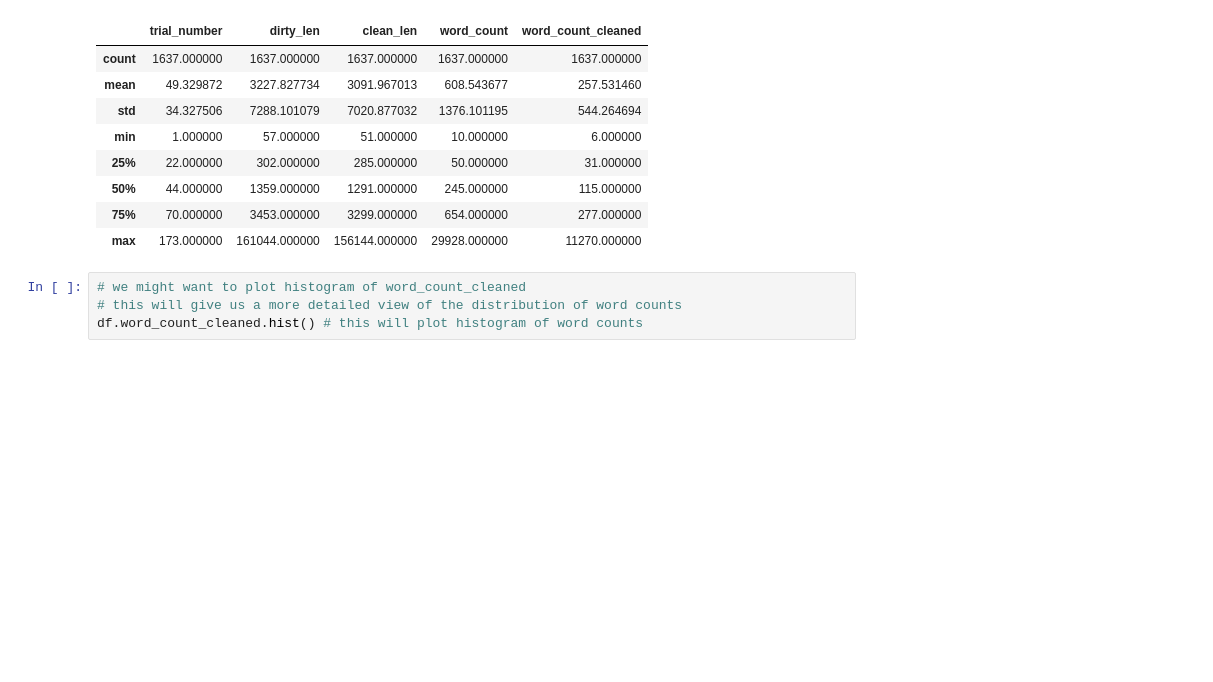
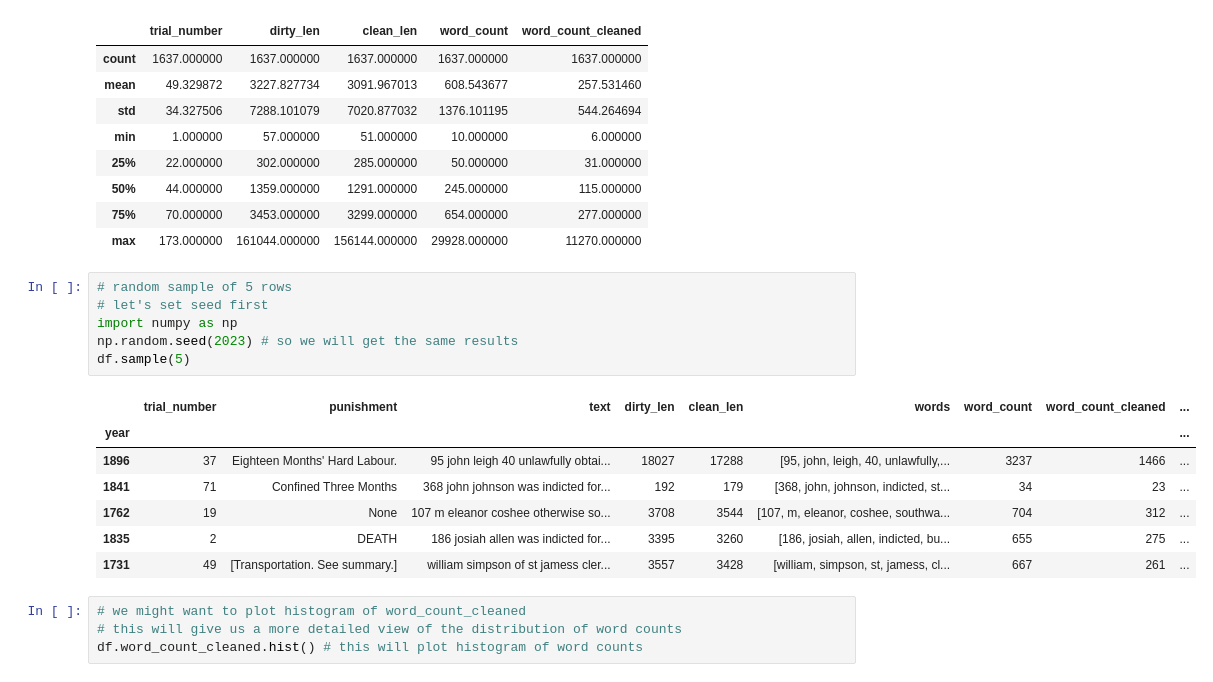
Before and after one commit to ValRCS/BSSDH_2023_workshop, a Jupyter notebook: notebooks/day1_part3_embeddings.ipynb, the cells around one changed output. Saved outputs shown, nothing was run; the diff lists cells and outputs as text; blank space fills up the shorter version.

```diff
--- a/notebooks/day1_part3_embeddings.ipynb
+++ b/notebooks/day1_part3_embeddings.ipynb
@@ -98,6 +100,20 @@ df.describe() # for numerical columns - returns a dataframe as well
 | 50% | 44.000000 | 1359.000000 | 1291.000000 | 245.000000 | 115.000000 |
 | 75% | 70.000000 | 3453.000000 | 3299.000000 | 654.000000 | 277.000000 |
 | max | 173.000000 | 161044.000000 | 156144.000000 | 29928.000000 | 11270.000000 |
+# %%
+# random sample of 5 rows
+# let's set seed first
+import numpy as np
+np.random.seed(2023) # so we will get the same results
+df.sample(5)
+# %% [output]
+|  | trial_number | punishment | text | dirty_len | clean_len | words | word_count | word_count_cleaned | ... |
+| year |  |  |  |  |  |  |  |  | ... |
+| 1896 | 37 | Eighteen Months' Hard Labour. | 95 john leigh 40 unlawfully obtai... | 18027 | 17288 | [95, john, leigh, 40, unlawfully,... | 3237 | 1466 | ... |
+| 1841 | 71 | Confined Three Months | 368 john johnson was indicted for... | 192 | 179 | [368, john, johnson, indicted, st... | 34 | 23 | ... |
+| 1762 | 19 | None | 107 m eleanor coshee otherwise so... | 3708 | 3544 | [107, m, eleanor, coshee, southwa... | 704 | 312 | ... |
+| 1835 | 2 | DEATH | 186 josiah allen was indicted for... | 3395 | 3260 | [186, josiah, allen, indicted, bu... | 655 | 275 | ... |
+| 1731 | 49 | [Transportation. See summary.] | william simpson of st jamess cler... | 3557 | 3428 | [william, simpson, st, jamess, cl... | 667 | 261 | ... |
 # %%
 # we might want to plot histogram of word_count_cleaned
 # this will give us a more detailed view of the distribution of word counts
```
Also changed, not shown: parts of 27 cells of this notebook, 1 other file.
